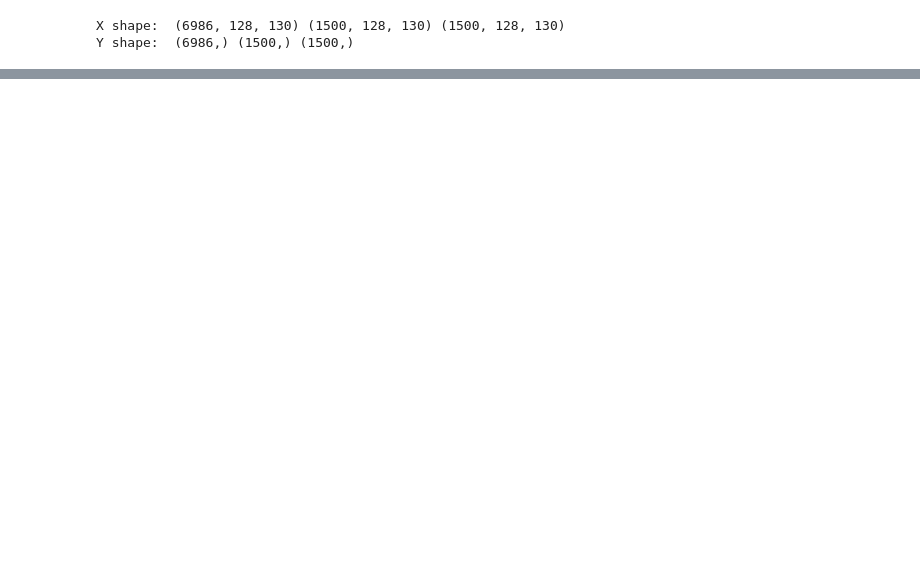
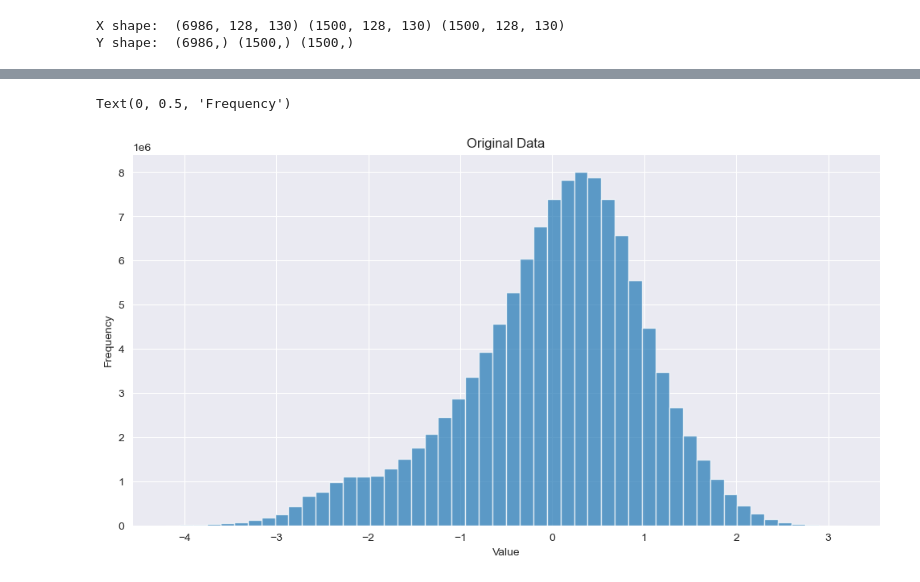
Before and after one commit to dPetrotos/MusicGenreClassification, a Jupyter notebook: models/MLP.ipynb, the cells around one changed output, grey strips where cells are left out. Drawn from its saved outputs; the diff is of its cells as text; code cells hidden in the pictures; blank space fills up the shorter version.

```diff
--- a/models/MLP.ipynb
+++ b/models/MLP.ipynb
@@ -126,7 +49,16 @@ Y shape:  (6986,) (1500,) (1500,)
 # %%
-mean = np.mean(mel_train)
-std = np.std(mel_train)
-mel_train = (mel_train - mean) / std
-mel_test = (mel_test - mean) / std
-mel_validation = (mel_validation - mean) / std
+mean = np.mean(x_train)
+std = np.std(x_train)
+x_train = (x_train - mean) / std
+x_test = (x_test - mean) / std
+x_validation = (x_validation - mean) / std
+# %%
+plt.figure(figsize=(12, 6))
+plt.title("Original Data")
+plt.hist(x_train.flatten(), bins=50, alpha=0.7)
+plt.xlabel("Value", )
+plt.ylabel("Frequency")
+# %% [output]
+Text(0, 0.5, 'Frequency')
+[figure, added]
 # %%
```
Also changed, not shown: parts of 13 cells of this notebook, 31 other files.
